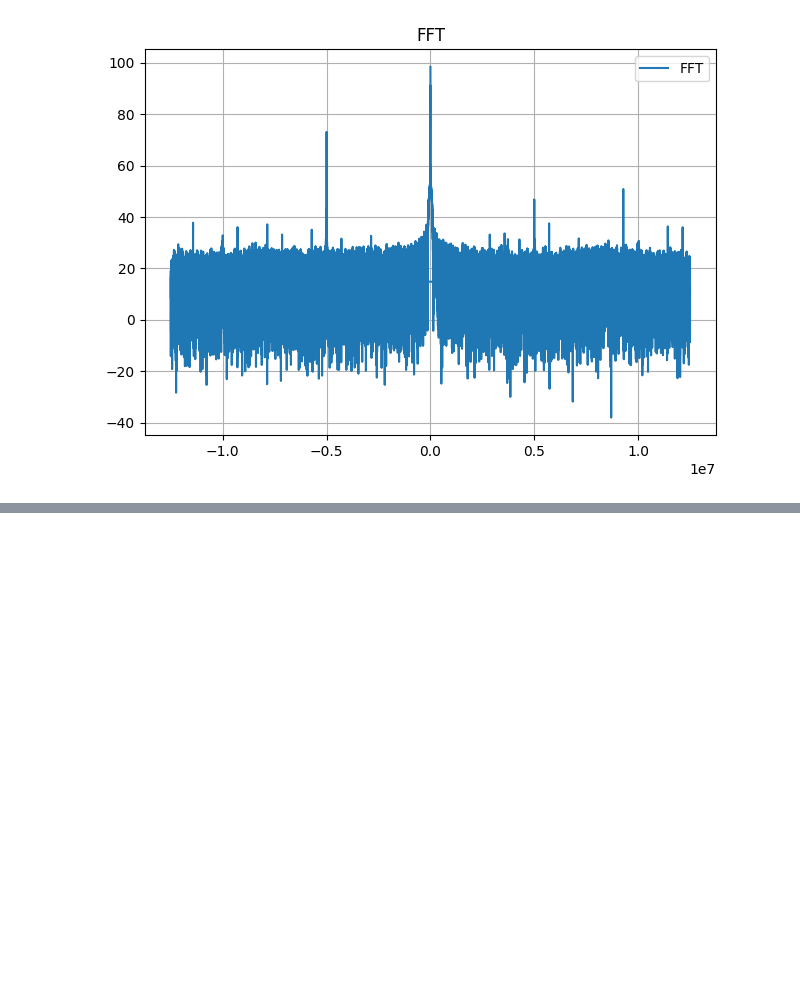
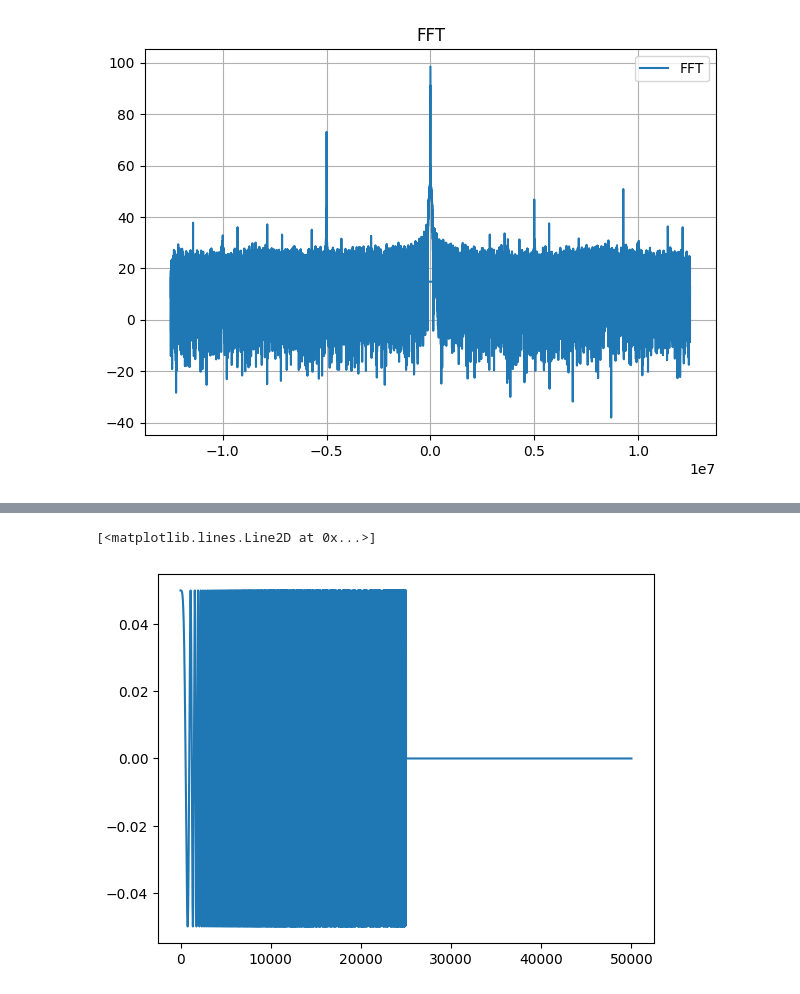
Before and after one commit to murrayinglis/sdr-config, a Jupyter notebook: plots.ipynb, the cells around one changed output, grey strips where cells are left out. Saved outputs shown, nothing was run; the diff lists cells and outputs as text; code cells hidden in the pictures; blank space fills up the shorter version.

```diff
--- a/plots.ipynb
+++ b/plots.ipynb
@@ -412,0 +332,48 @@ plt.show()
+# %%
+# write pulse to csv
+# Parameters
+T = 50000
+n = T//2
+
+ones_array = np.ones(n, dtype=int)
+zeros_array = np.zeros(n, dtype=int)
+
+
+result = np.concatenate((ones_array, zeros_array))/2
+
+# Write to CSV file
+with open('square.csv', 'w', newline='') as csvfile:
+    csvwriter = csv.writer(csvfile)
+    for sample in result:
+        csvwriter.writerow([sample.real, sample.imag])
+# %%
+# write sweep pulse to csv
+# Parameters
+signalLength = 50000
+n = signalLength//2
+sampleRate = 50e6
+startFrequency = 0
+endFrequency = 2e6
+
+result = []
+for i in range(n):
+    t = i / sampleRate
+    frequency = startFrequency + (endFrequency - startFrequency) * i / signalLength
+    phase = 2.0 * np.pi * frequency * t
+    sample = 0.1 * np.exp(1j * phase) + 0j  # 0j denotes a complex number with zero imaginary part
+    result.append(sample)
+
+zeros_array = np.zeros(n, dtype=int)
+
+result = np.concatenate((result, zeros_array))/2
+
+# Write to CSV file
+with open('sweep_pulse.csv', 'w', newline='') as csvfile:
+    csvwriter = csv.writer(csvfile)
+    for sample in result:
+        csvwriter.writerow([sample.real, sample.imag])
+
+plt.plot(result)
+# %% [output]
+[<matplotlib.lines.Line2D at 0x...>]
+[figure, added]
```
Also changed, not shown: parts of 5 cells of this notebook, 9 other files.
